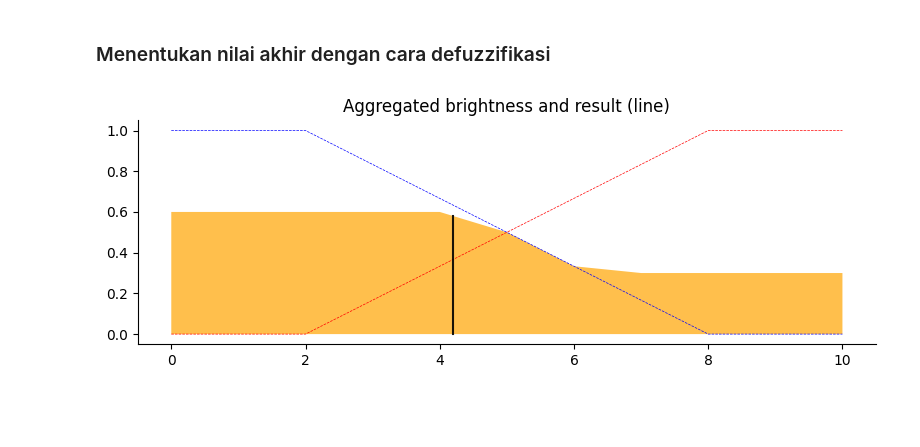
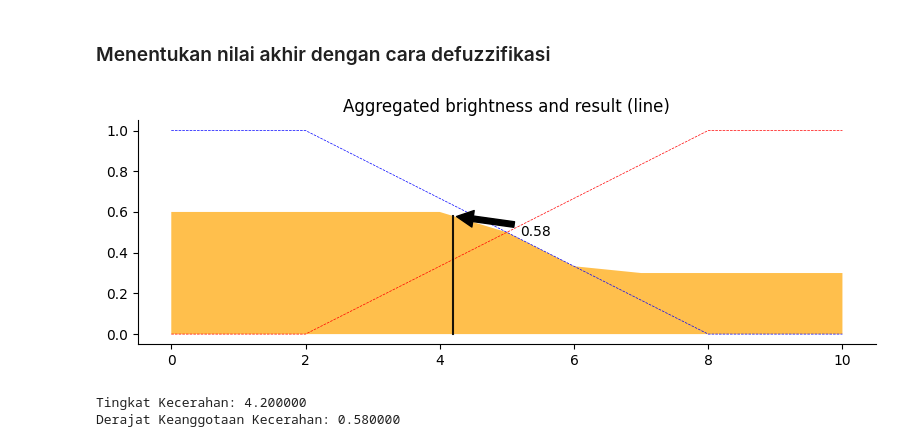
Before and after one commit to AvavSam/Light-Control-System, a Jupyter notebook: app.ipynb, the cells around one changed output. Cells and saved outputs as stored; diff of their text form; code cells hidden in the pictures; blank space fills up the shorter version.

```diff
--- a/app.ipynb
+++ b/app.ipynb
@@ -120,26 +120,37 @@ plt.show()
 # %%
 # Menghitung agregat dari aktivasi low dan high
 aggregated = np.fmax(brightness_activation_lo, brightness_activation_hi)
 
 x_brightness = fuzz.defuzz(brightness, aggregated, 'centroid')
 brightness_activation = fuzz.interp_membership(brightness, aggregated, x_brightness)
 
 fig, ax0 = plt.subplots(figsize=(8,3))
 
 ax0.plot(brightness, brightness_lo, 'b', linewidth=0.5, linestyle='--', )
 ax0.plot(brightness, brightness_hi, 'r', linewidth=0.5, linestyle='--')
 
 ax0.fill_between(brightness, brightness0, aggregated, facecolor='Orange', alpha=0.7)
 ax0.plot([x_brightness, x_brightness], [0, brightness_activation], 'k', linewidth=1.5, alpha=0.9)
 ax0.set_title('Aggregated brightness and result (line)')
 
+ax0.annotate(f'{brightness_activation:.2f}',
+             xy=(x_brightness, brightness_activation),
+             xytext=(x_brightness + 1, brightness_activation - 0.1),
+             arrowprops=dict(facecolor='black', shrink=0.05),
+             fontsize=10, color='black')
+
 for ax in (ax0,):
     ax.spines['top'].set_visible(False)
     ax.spines['right'].set_visible(False)
     ax.get_xaxis().tick_bottom()
     ax.get_yaxis().tick_left()
 
 plt.tight_layout()
 plt.show()
+
+print(f'Tingkat Kecerahan: {x_brightness:f}')
+print(f'Derajat Keanggotaan Kecerahan: {brightness_activation:f}')
 # %% [output]
-[figure, old version]
+[figure, new version]
+Tingkat Kecerahan: 4.200000
+Derajat Keanggotaan Kecerahan: 0.580000
```
